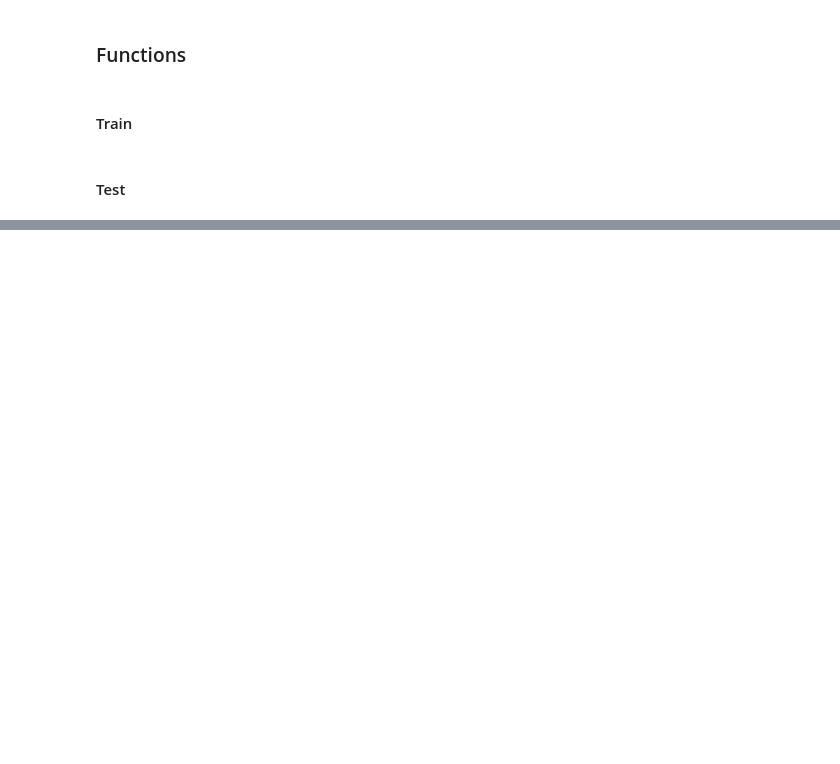
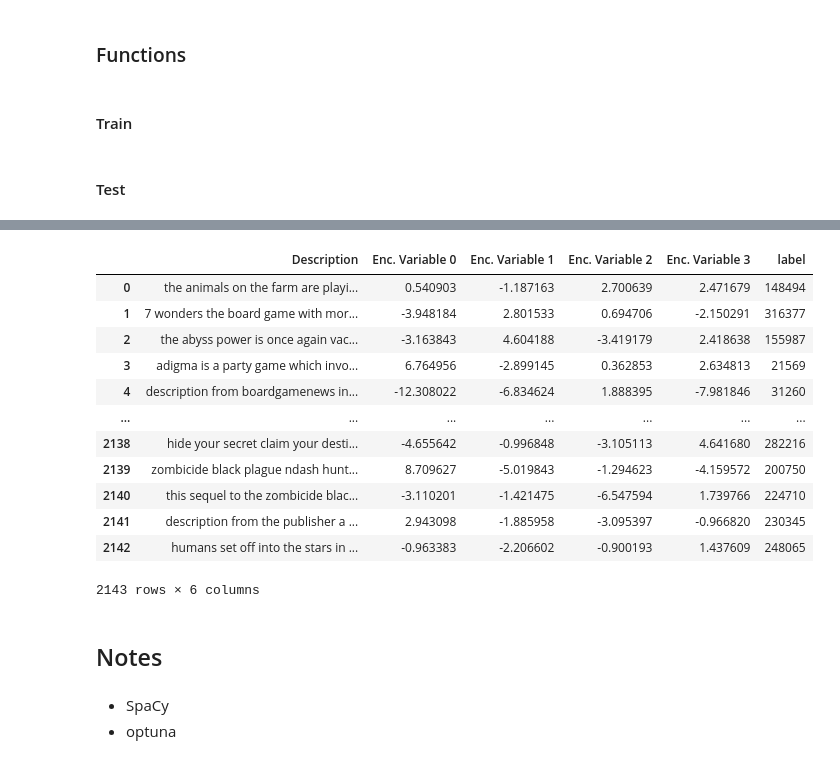
Before and after one commit to bluterplay/OctavoSemestre, a Jupyter notebook: MineriaDatos/Proyecto/Untitled.ipynb, the cells around one changed output, grey strips where cells are left out. Drawn from its saved outputs; the diff is of its cells as text; code cells hidden in the pictures; blank space fills up the shorter version.

```diff
--- a/MineriaDatos/Proyecto/Untitled.ipynb
+++ b/MineriaDatos/Proyecto/Untitled.ipynb
@@ -287,0 +324,5 @@ AttributeError: module 'torch.optim' has no attribute 'zero_grad'
+# %%
+for sample in tqdm(test_loader):
+    print(sample[0].unsqueeze(0))
+    print("------------------------")
+    print(sample[0])
@@ -287,0 +381,16 @@ AttributeError: module 'torch.optim' has no attribute 'zero_grad'
+# %%
+encoded_samples = []
+for sample in tqdm(train):
+    img = sample[0].unsqueeze(0).to(device)
+    label = sample[1]
+    # Encode image
+    encoder.eval()
+    with torch.no_grad():
+        encoded_img  = encoder(img)
+    # Append to list
+    encoded_img = encoded_img.flatten().cpu().numpy()
+    encoded_sample = {f"Enc. Variable {i}": enc for i, enc in enumerate(encoded_img)}
+    encoded_sample['label'] = int(label)
+    encoded_samples.append(encoded_sample)
+encoded_samples = pd.DataFrame(encoded_samples)
+encoded_samples
@@ -287,0 +411,23 @@ AttributeError: module 'torch.optim' has no attribute 'zero_grad'
+# %%
+df_embed= df_top100.merge(right=encoded_samples, left_on="Unnamed: 0", right_on="label", how="inner").iloc[:,-6:].copy()
+# %%
+df_embed
+# %% [output]
+|  | Description | Enc. Variable 0 | Enc. Variable 1 | Enc. Variable 2 | Enc. Variable 3 | label |
+| 0 | the animals on the farm are playi... | 0.540903 | -1.187163 | 2.700639 | 2.471679 | 148494 |
+| 1 | 7 wonders the board game with mor... | -3.948184 | 2.801533 | 0.694706 | -2.150291 | 316377 |
+| 2 | the abyss power is once again vac... | -3.163843 | 4.604188 | -3.419179 | 2.418638 | 155987 |
+| 3 | adigma is a party game which invo... | 6.764956 | -2.899145 | 0.362853 | 2.634813 | 21569 |
+| 4 | description from boardgamenews in... | -12.308022 | -6.834624 | 1.888395 | -7.981846 | 31260 |
+| ... | ... | ... | ... | ... | ... | ... |
+| 2138 | hide your secret claim your desti... | -4.655642 | -0.996848 | -3.105113 | 4.641680 | 282216 |
+| 2139 | zombicide black plague ndash hunt... | 8.709627 | -5.019843 | -1.294623 | -4.159572 | 200750 |
+| 2140 | this sequel to the zombicide blac... | -3.110201 | -1.421475 | -6.547594 | 1.739766 | 224710 |
+| 2141 | description from the publisher a ... | 2.943098 | -1.885958 | -3.095397 | -0.966820 | 230345 |
+| 2142 | humans set off into the stars in ... | -0.963383 | -2.206602 | -0.900193 | 1.437609 | 248065 |
+2143 rows × 6 columns
+# %% [markdown]
+## Notes
+# %% [markdown]
+- SpaCy
+- optuna
```
Also changed, not shown: parts of 19 cells of this notebook, 40 other files.
